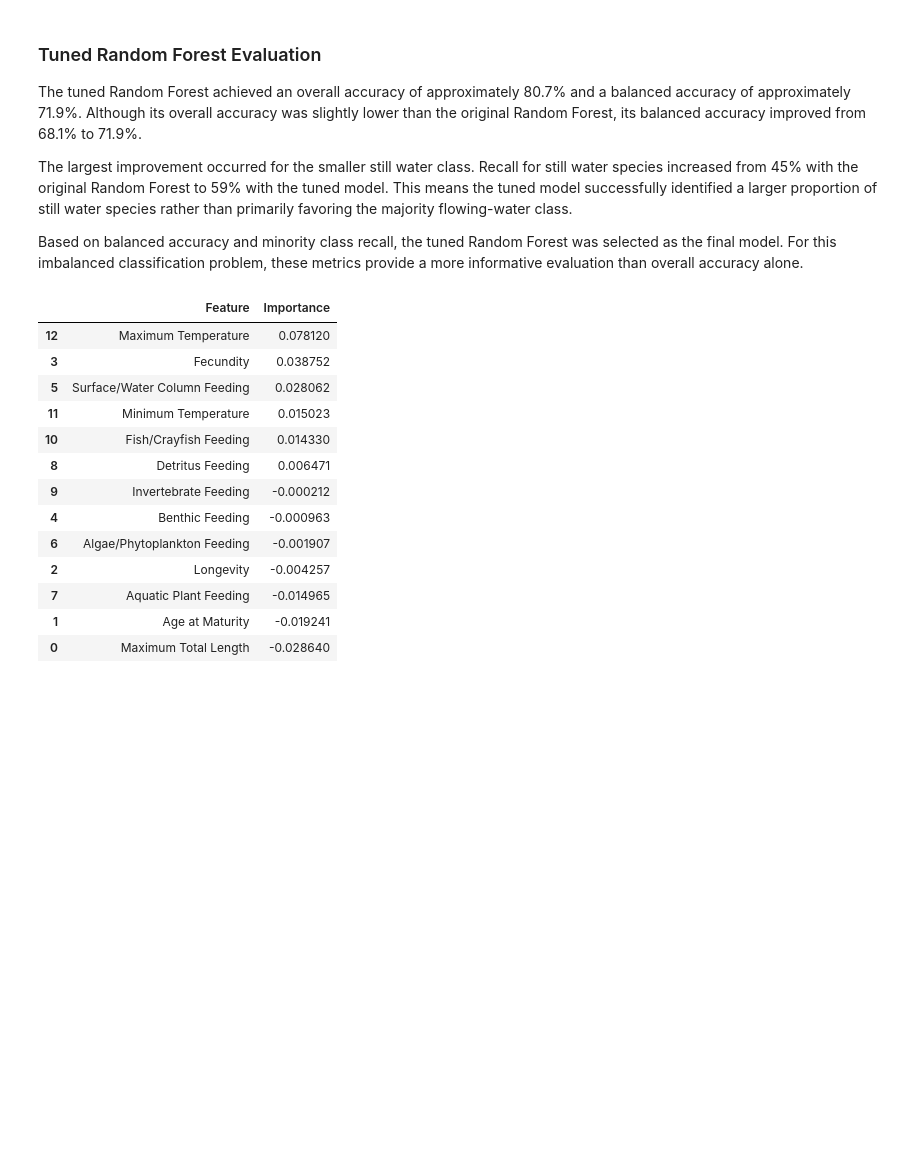
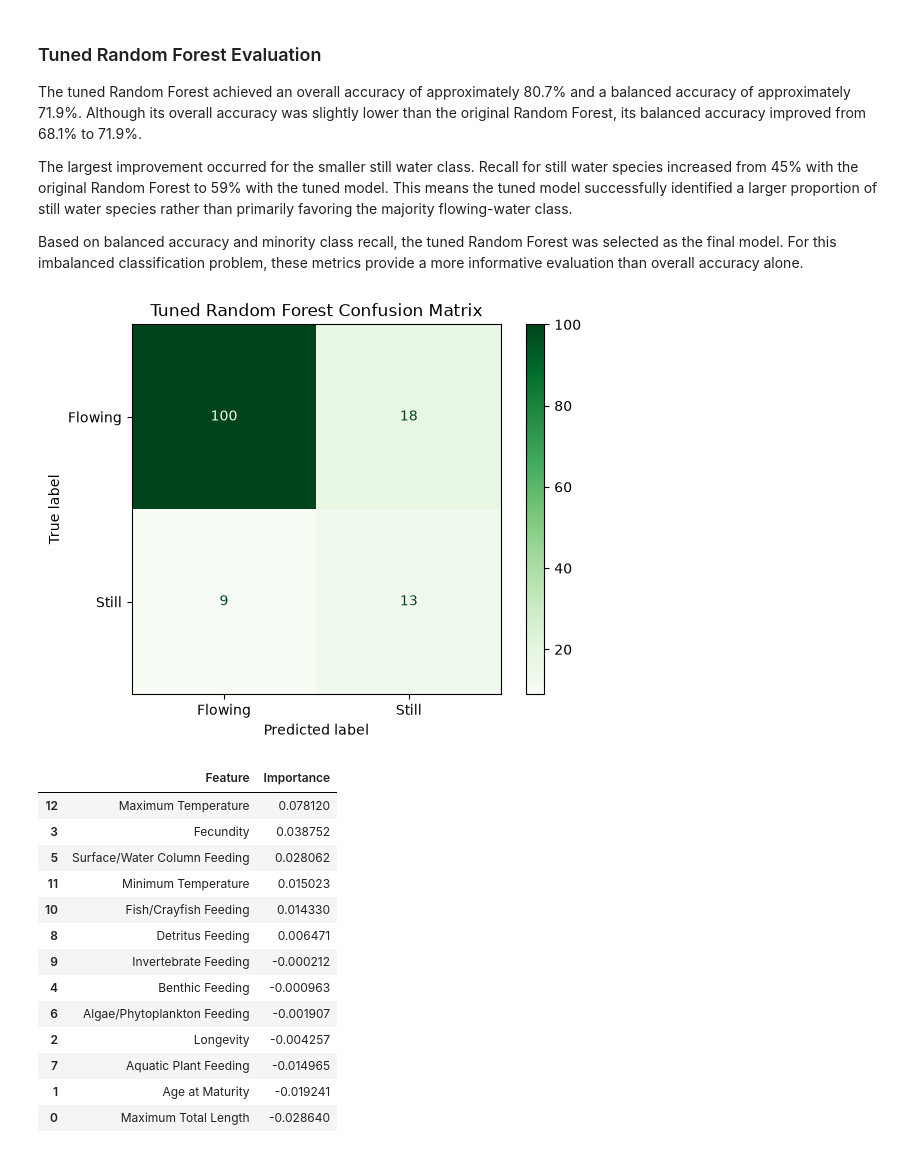
Before and after one commit to LockdownKam/Data-Structures-Portfolio, a Jupyter notebook: Aquarium_Research_Project.ipynb, the cells around one changed output. Drawn from its saved outputs; the diff is of its cells as text; code cells hidden in the pictures; blank space fills up the shorter version.

```diff
--- a/Aquarium_Research_Project.ipynb
+++ b/Aquarium_Research_Project.ipynb
@@ -779,6 +767,20 @@ The tuned Random Forest achieved an overall accuracy of approximately 80.7% and
 The largest improvement occurred for the smaller still water class. Recall for still water species increased from 45% with the original Random Forest to 59% with the tuned model. This means the tuned model successfully identified a larger proportion of still water species rather than primarily favoring the majority flowing-water class.
 
 Based on balanced accuracy and minority class recall, the tuned Random Forest was selected as the final model. For this imbalanced classification problem, these metrics provide a more informative evaluation than overall accuracy alone.
+# %%
+from sklearn.metrics import ConfusionMatrixDisplay
+import matplotlib.pyplot as plt
+
+ConfusionMatrixDisplay.from_predictions(
+    y_test,
+    tuned_predictions,
+    cmap="Greens"
+)
+
+plt.title("Tuned Random Forest Confusion Matrix")
+plt.show()
+# %% [output]
+[figure, added]
 # %%
 from sklearn.inspection import permutation_importance
 
```
Also changed, not shown: parts of 6 cells of this notebook.
